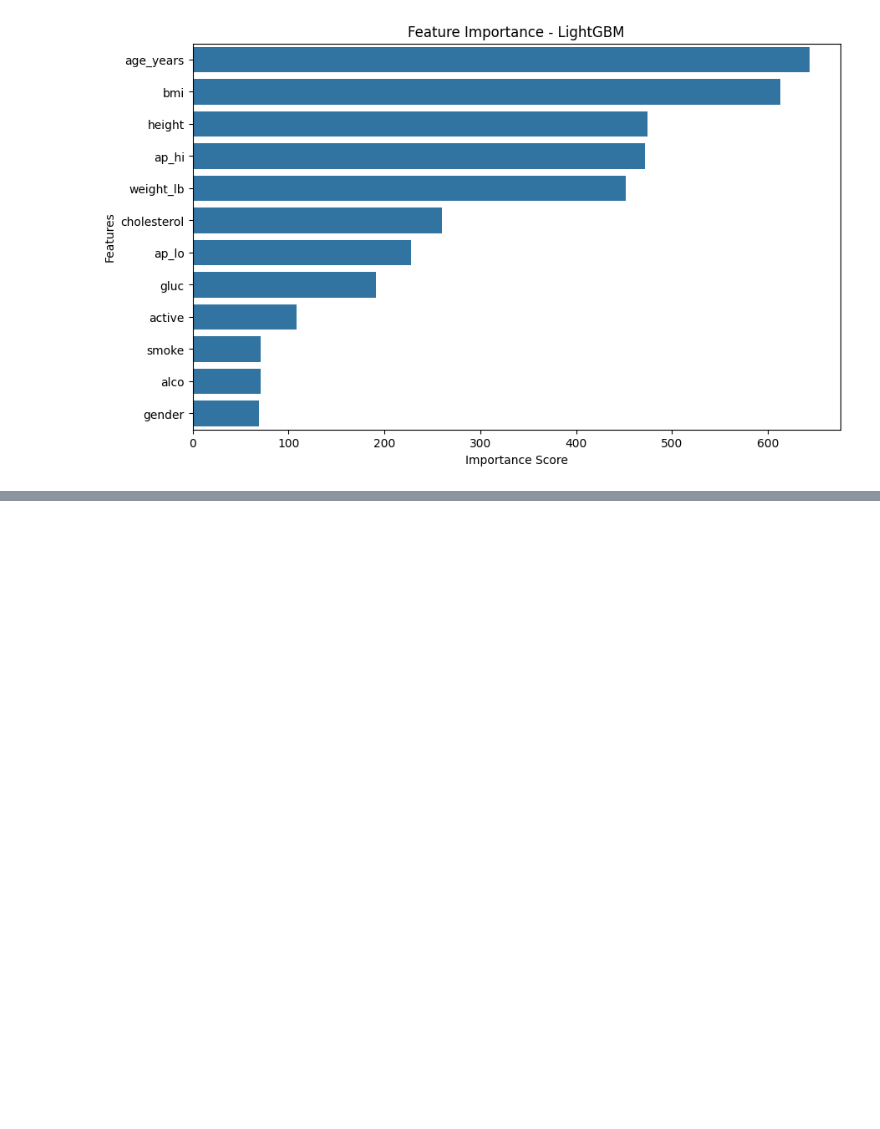
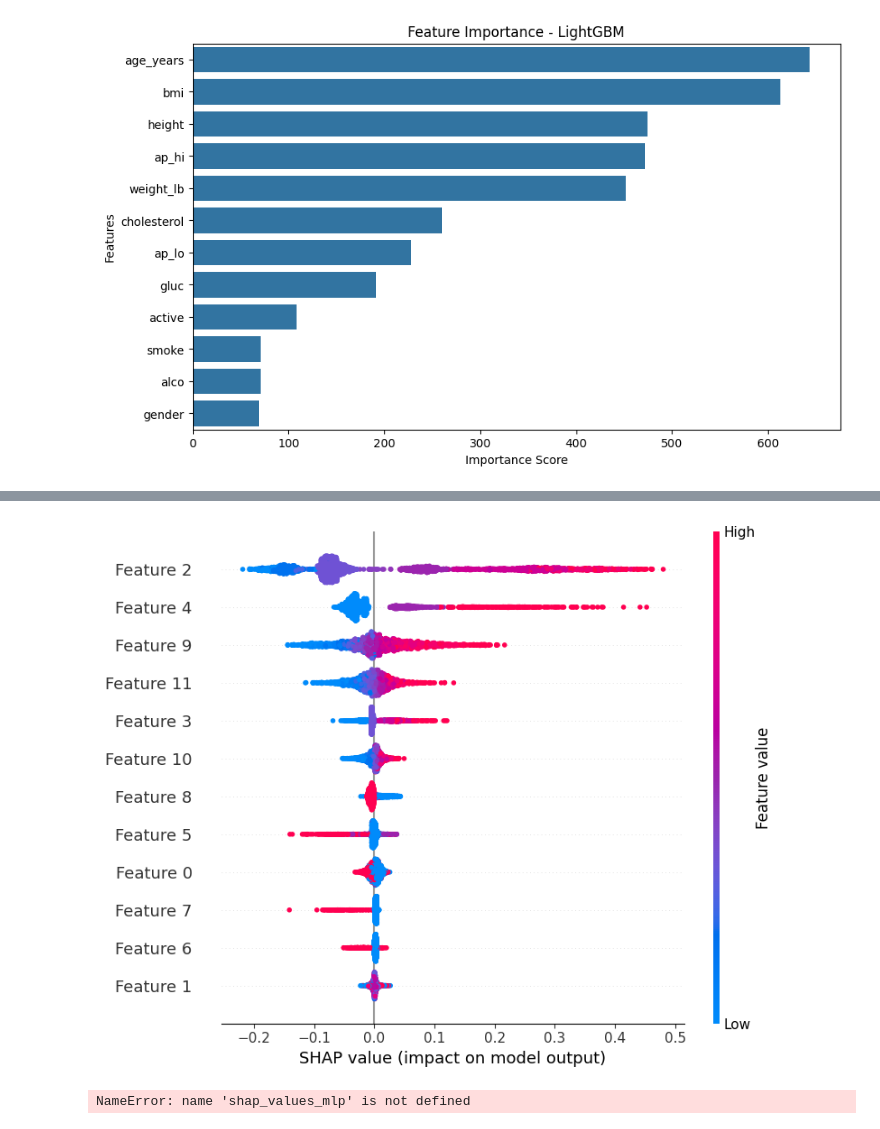
Before and after one commit to ojobo-tech/ms_datascience_project, a Jupyter notebook: MS_Capstone_Project.ipynb, the cells around one changed output, grey strips where cells are left out. Saved outputs shown, nothing was run; the diff lists cells and outputs as text; code cells hidden in the pictures; blank space fills up the shorter version.

```diff
--- a/MS_Capstone_Project.ipynb
+++ b/MS_Capstone_Project.ipynb
@@ -670,0 +725,14 @@ shap.summary_plot(shap_values, X_test)
+# %%
+shap.summary_plot(shap_values, X_sample)
+# %% [output]
+[figure, added]
+# %%
+# 👉 Use this when plotting your MLP SHAP summary
+shap.summary_plot(
+    shap_values_mlp.values,
+    X_train_reduced,  # Must be the same data used to create shap_values_mlp
+    feature_names=X_train_reduced.columns.tolist(),  # 🏷 Real feature names
+    show=True
+)
+# %% [output]
+NameError: name 'shap_values_mlp' is not defined
```
Also changed, not shown: parts of 30 cells of this notebook.
